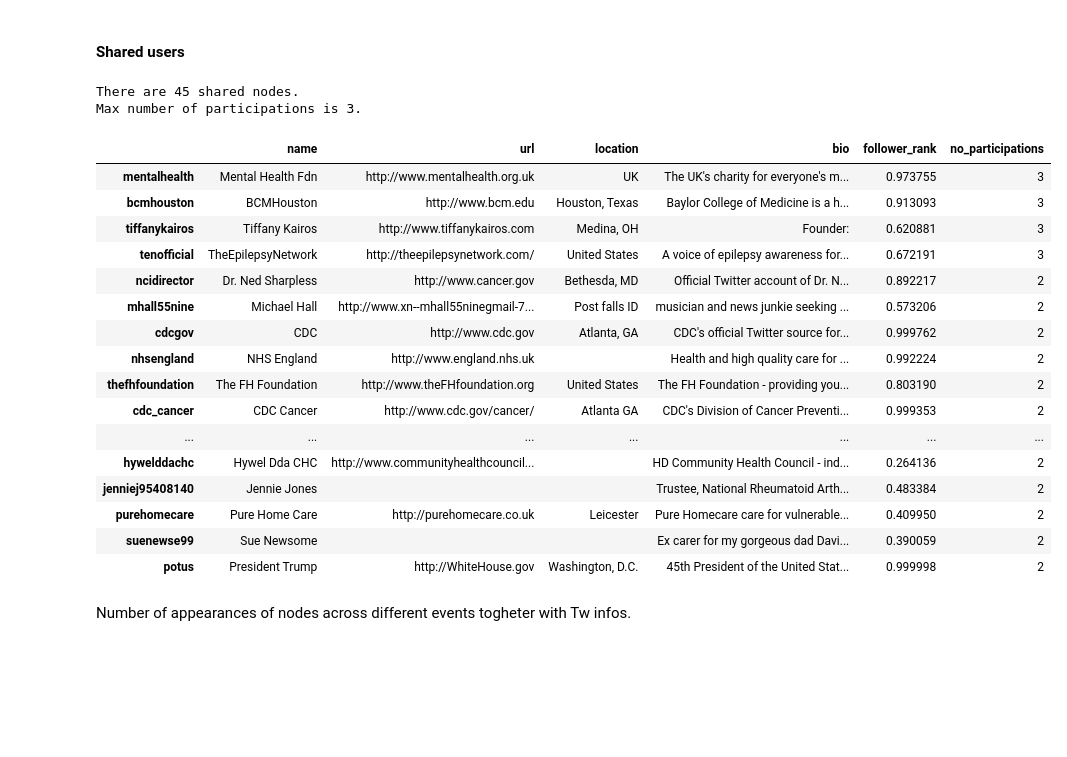
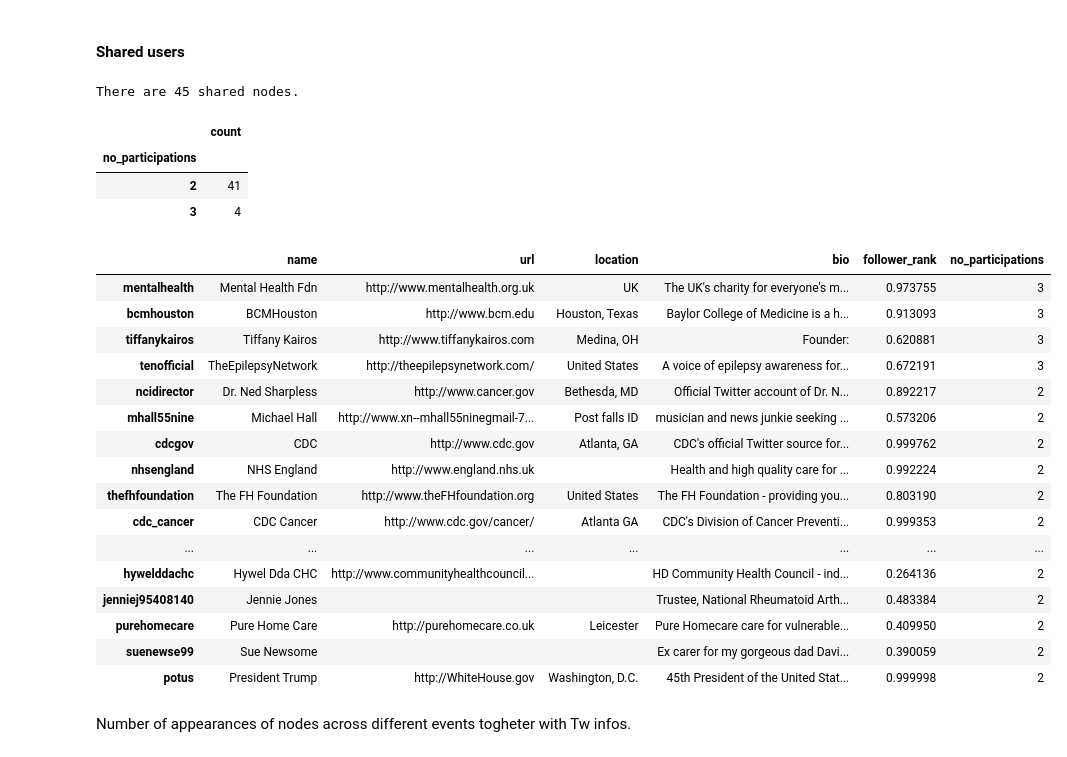
Before and after one commit to flaprimo/twitter-network-analysis, a Jupyter notebook: analysis.ipynb, the cells around one changed output. Cells and saved outputs as stored; diff of their text form; code cells hidden in the pictures; blank space fills up the shorter version.

Commit message:
add community_over_nonodes_ratio and count of nodes per number of participations for shared events

```diff
--- a/analysis.ipynb
+++ b/analysis.ipynb
@@ -365,29 +392,32 @@ In this table are listed all the users from all the contexts that belongs to mor
 #### Shared users
 # %%
 shared_nodes = AnalysisHelper.get_common_nodes(results)
-print(f'There are {len(shared_nodes.index)} shared nodes.\n'
-      f'Max number of participations is {shared_nodes.no_participations.max()}.')
-shared_nodes
+print(f'There are {len(shared_nodes.index)} shared nodes.')
+display(shared_nodes.groupby('no_participations').count().name.to_frame().rename(columns={'name': 'count'}))
+display(shared_nodes)
 # %% [output]
 There are 45 shared nodes.
-Max number of participations is 3.
-|  | name | url | location | bio | follower_rank | no_participations |
-| mentalhealth | Mental Health Fdn | http://www.mentalhealth.org.uk | UK | The UK's charity for everyone's m... | 0.973755 | 3 |
-| bcmhouston | BCMHouston | http://www.bcm.edu | Houston, Texas | Baylor College of Medicine is a h... | 0.913093 | 3 |
-| tiffanykairos | Tiffany Kairos | http://www.tiffanykairos.com | Medina, OH | Founder: | 0.620881 | 3 |
-| tenofficial | TheEpilepsyNetwork | http://theepilepsynetwork.com/ | United States | A voice of epilepsy awareness for... | 0.672191 | 3 |
-| ncidirector | Dr. Ned Sharpless | http://www.cancer.gov | Bethesda, MD | Official Twitter account of Dr. N... | 0.892217 | 2 |
-| mhall55nine | Michael Hall | http://www.xn--mhall55ninegmail-7... | Post falls ID | musician and news junkie seeking ... | 0.573206 | 2 |
-| cdcgov | CDC | http://www.cdc.gov | Atlanta, GA | CDC's official Twitter source for... | 0.999762 | 2 |
-| nhsengland | NHS England | http://www.england.nhs.uk |  | Health and high quality care for ... | 0.992224 | 2 |
-| thefhfoundation | The FH Foundation | http://www.theFHfoundation.org | United States | The FH Foundation - providing you... | 0.803190 | 2 |
-| cdc_cancer | CDC Cancer | http://www.cdc.gov/cancer/ | Atlanta GA | CDC's Division of Cancer Preventi... | 0.999353 | 2 |
-| ... | ... | ... | ... | ... | ... | ... |
-| hywelddachc | Hywel Dda CHC | http://www.communityhealthcouncil... |  | HD Community Health Council - ind... | 0.264136 | 2 |
-| jenniej95408140 | Jennie Jones |  |  | Trustee, National Rheumatoid Arth... | 0.483384 | 2 |
-| purehomecare | Pure Home Care | http://purehomecare.co.uk | Leicester | Pure Homecare care for vulnerable... | 0.409950 | 2 |
-| suenewse99 | Sue Newsome |  |  | Ex carer for my gorgeous dad Davi... | 0.390059 | 2 |
-| potus | President Trump | http://WhiteHouse.gov | Washington, D.C. | 45th President of the United Stat... | 0.999998 | 2 |
+|  | count |
+| no_participations |  |
+| 2 | 41 |
+| 3 | 4 |
+|  | name | url | location | bio | follower_rank | no_participations |
+| mentalhealth | Mental Health Fdn | http://www.mentalhealth.org.uk | UK | The UK's charity for everyone's m... | 0.973755 | 3 |
+| bcmhouston | BCMHouston | http://www.bcm.edu | Houston, Texas | Baylor College of Medicine is a h... | 0.913093 | 3 |
+| tiffanykairos | Tiffany Kairos | http://www.tiffanykairos.com | Medina, OH | Founder: | 0.620881 | 3 |
+| tenofficial | TheEpilepsyNetwork | http://theepilepsynetwork.com/ | United States | A voice of epilepsy awareness for... | 0.672191 | 3 |
+| ncidirector | Dr. Ned Sharpless | http://www.cancer.gov | Bethesda, MD | Official Twitter account of Dr. N... | 0.892217 | 2 |
+| mhall55nine | Michael Hall | http://www.xn--mhall55ninegmail-7... | Post falls ID | musician and news junkie seeking ... | 0.573206 | 2 |
+| cdcgov | CDC | http://www.cdc.gov | Atlanta, GA | CDC's official Twitter source for... | 0.999762 | 2 |
+| nhsengland | NHS England | http://www.england.nhs.uk |  | Health and high quality care for ... | 0.992224 | 2 |
+| thefhfoundation | The FH Foundation | http://www.theFHfoundation.org | United States | The FH Foundation - providing you... | 0.803190 | 2 |
+| cdc_cancer | CDC Cancer | http://www.cdc.gov/cancer/ | Atlanta GA | CDC's Division of Cancer Preventi... | 0.999353 | 2 |
+| ... | ... | ... | ... | ... | ... | ... |
+| hywelddachc | Hywel Dda CHC | http://www.communityhealthcouncil... |  | HD Community Health Council - ind... | 0.264136 | 2 |
+| jenniej95408140 | Jennie Jones |  |  | Trustee, National Rheumatoid Arth... | 0.483384 | 2 |
+| purehomecare | Pure Home Care | http://purehomecare.co.uk | Leicester | Pure Homecare care for vulnerable... | 0.409950 | 2 |
+| suenewse99 | Sue Newsome |  |  | Ex carer for my gorgeous dad Davi... | 0.390059 | 2 |
+| potus | President Trump | http://WhiteHouse.gov | Washington, D.C. | 45th President of the United Stat... | 0.999998 | 2 |
 # %% [markdown]
 Number of appearances of nodes across different events togheter with Tw infos.
 # %% [markdown]
```
Also changed, not shown: parts of 4 cells of this notebook, 1 other file.
